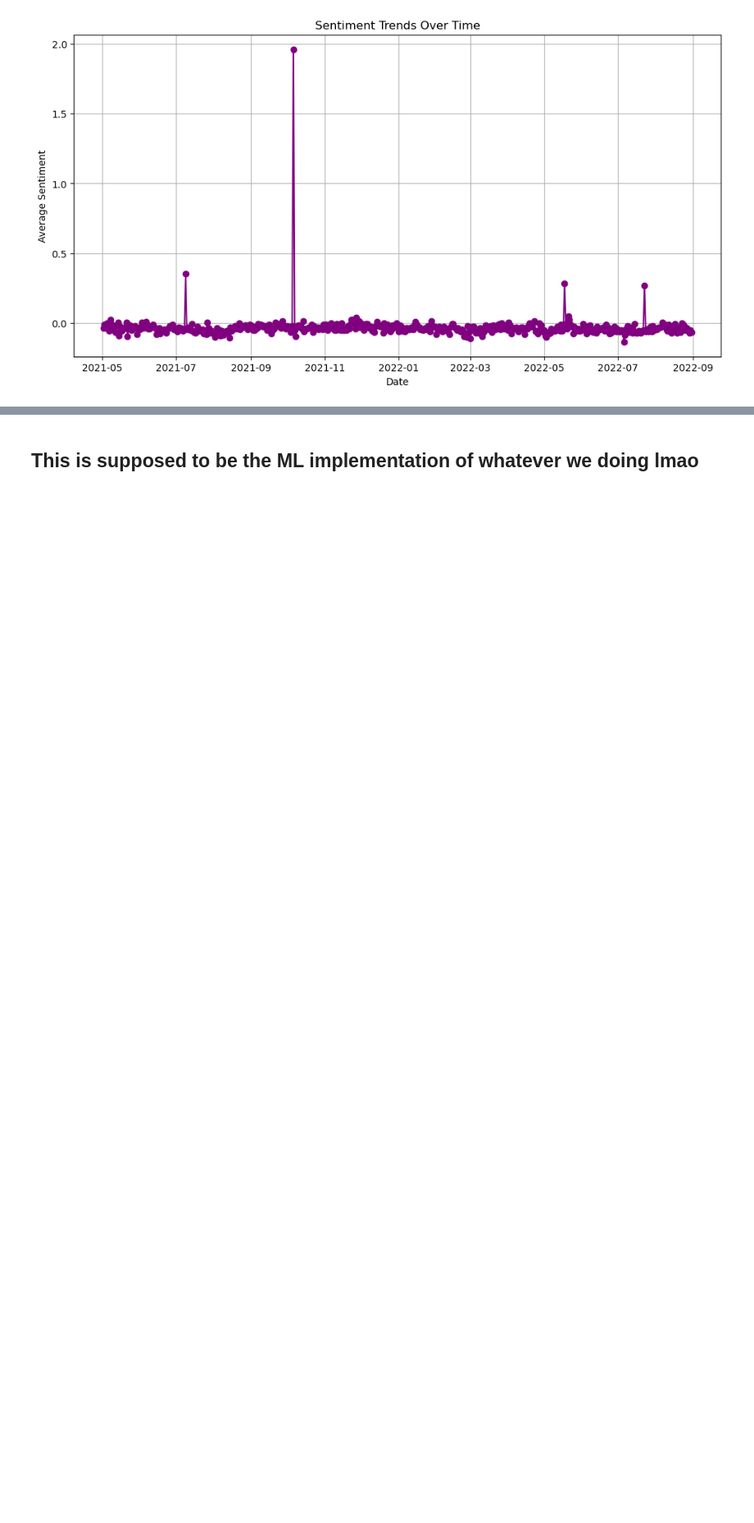
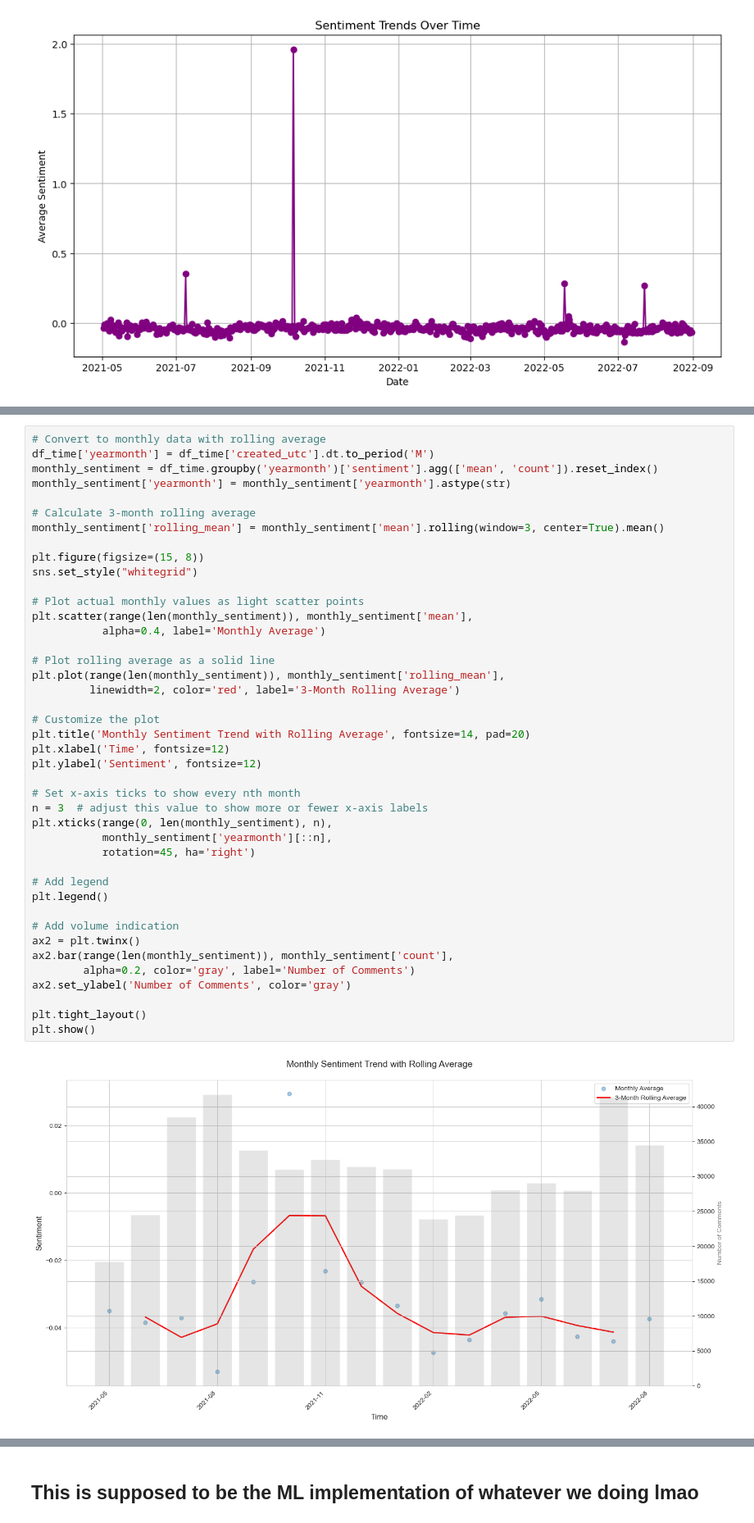
Before and after one commit to smitster1403/project_seng_550, a Jupyter notebook: project_main.ipynb, the cells around one changed output, grey strips where cells are left out. Shown: that part at 82% size. Saved outputs shown, nothing was run; the diff lists cells and outputs as text; blank space fills up the shorter version.

```diff
--- a/project_main.ipynb
+++ b/project_main.ipynb
@@ -334,0 +339,44 @@ only showing top 20 rows
+# %%
+# Convert to monthly data with rolling average
+df_time['yearmonth'] = df_time['created_utc'].dt.to_period('M')
+monthly_sentiment = df_time.groupby('yearmonth')['sentiment'].agg(['mean', 'count']).reset_index()
+monthly_sentiment['yearmonth'] = monthly_sentiment['yearmonth'].astype(str)
+
+# Calculate 3-month rolling average
+monthly_sentiment['rolling_mean'] = monthly_sentiment['mean'].rolling(window=3, center=True).mean()
+
+plt.figure(figsize=(15, 8))
+sns.set_style("whitegrid")
+
+# Plot actual monthly values as light scatter points
+plt.scatter(range(len(monthly_sentiment)), monthly_sentiment['mean'],
+           alpha=0.4, label='Monthly Average')
+
+# Plot rolling average as a solid line
+plt.plot(range(len(monthly_sentiment)), monthly_sentiment['rolling_mean'],
+         linewidth=2, color='red', label='3-Month Rolling Average')
+
+# Customize the plot
+plt.title('Monthly Sentiment Trend with Rolling Average', fontsize=14, pad=20)
+plt.xlabel('Time', fontsize=12)
+plt.ylabel('Sentiment', fontsize=12)
+
+# Set x-axis ticks to show every nth month
+n = 3  # adjust this value to show more or fewer x-axis labels
+plt.xticks(range(0, len(monthly_sentiment), n),
+           monthly_sentiment['yearmonth'][::n],
+           rotation=45, ha='right')
+
+# Add legend
+plt.legend()
+
+# Add volume indication
+ax2 = plt.twinx()
+ax2.bar(range(len(monthly_sentiment)), monthly_sentiment['count'],
+        alpha=0.2, color='gray', label='Number of Comments')
+ax2.set_ylabel('Number of Comments', color='gray')
+
+plt.tight_layout()
+plt.show()
+# %% [output]
+[figure, added]
```
Also changed, not shown: parts of 22 cells of this notebook.
